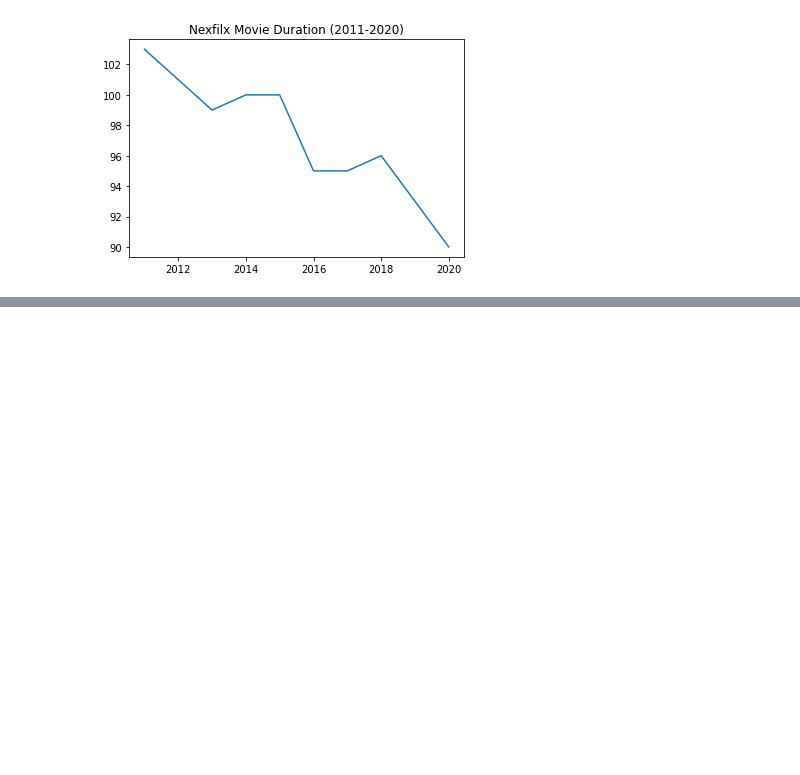
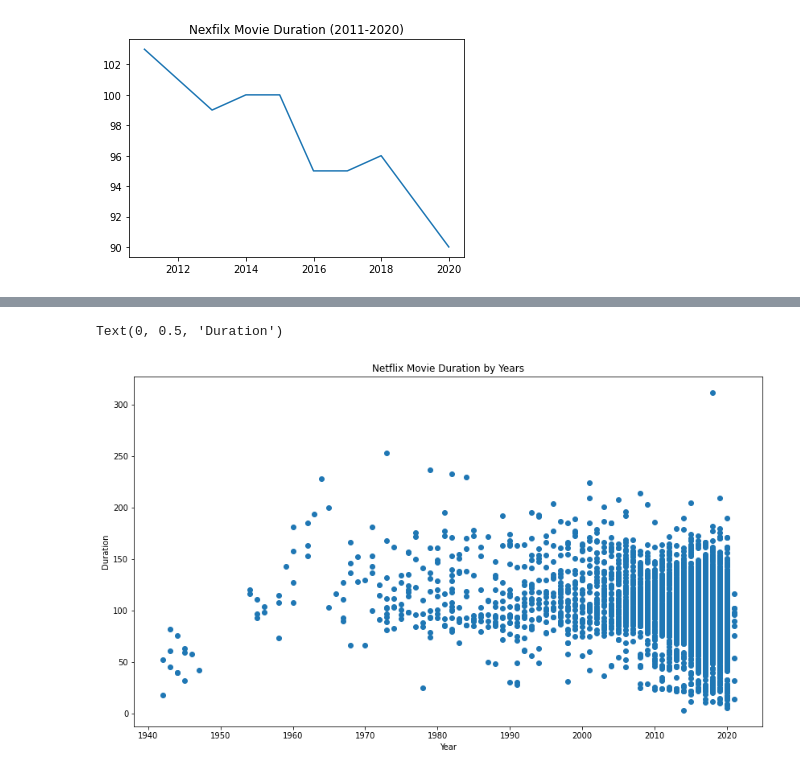
Before and after one commit to manthilaw/Python-Projects, a Jupyter notebook: Investigating_Netflix_Movies_and_Guest_Stars_in_The_Office.ipynb, the cells around one changed output, grey strips where cells are left out. Saved outputs shown, nothing was run; the diff lists cells and outputs as text; code cells hidden in the pictures; blank space fills up the shorter version.

```diff
--- a/Investigating_Netflix_Movies_and_Guest_Stars_in_The_Office.ipynb
+++ b/Investigating_Netflix_Movies_and_Guest_Stars_in_The_Office.ipynb
@@ -65,0 +73,11 @@ plt.show()
+# %%
+# Mount google colabs
+from google.colab import drive
+
+# read csv file as a dataframe
+path='/content/drive/MyDrive/Colab Notebooks/Investigating Netflix Movies/netflix_data.csv'
+
+netflix_df = pd.read_csv(path)
+
+# print first five rows
+netflix_df[:5]
@@ -65,0 +100,9 @@ plt.show()
+# %%
+# Subset the DataFrame for type "Movie"
+netflix_df_movies = netflix_df[netflix_df['type']=='Movie']
+
+# Select only the columns
+netflix_df_movies_subset = netflix_df_movies[['title','country','genre','release_year','duration']]
+
+# Print the first five rows of the new DataFrame
+netflix_df_movies_subset[:5]
@@ -65,0 +123,12 @@ plt.show()
+# %%
+# Create a figure and increase the figure size
+fig = plt.figure(figsize=(14,8))
+
+# Create scatter plot
+plt.scatter(netflix_df_movies_subset['release_year'],netflix_df_movies_subset['duration'])
+plt.title("Netflix Movie Duration by Years")
+plt.xlabel("Year")
+plt.ylabel("Duration")
+# %% [output]
+Text(0, 0.5, 'Duration')
+[figure, added]
```
Also changed, not shown: parts of 8 cells of this notebook.
